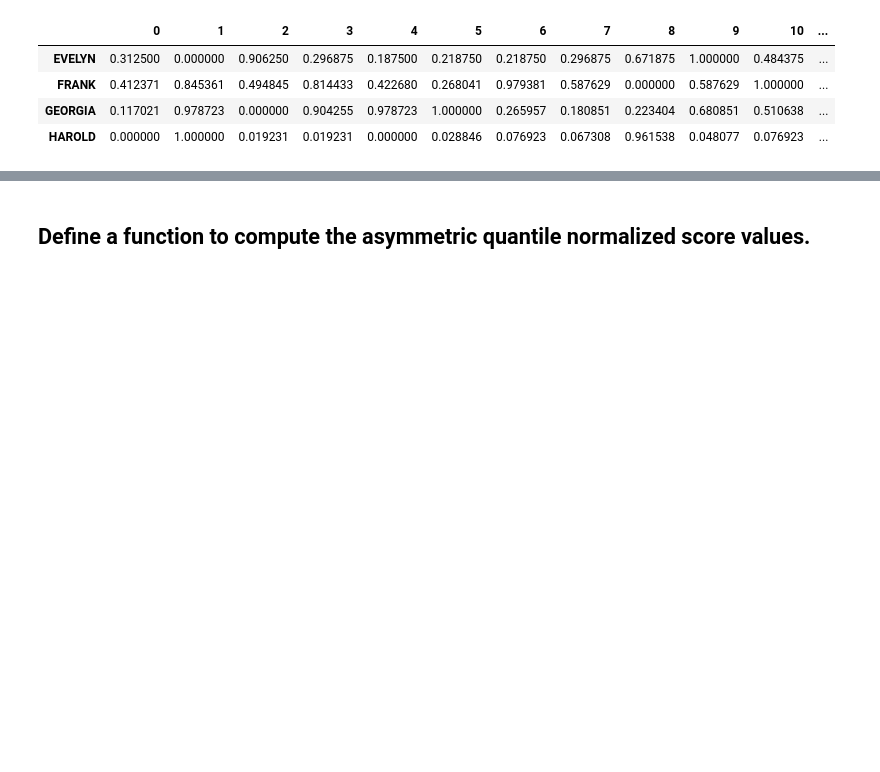
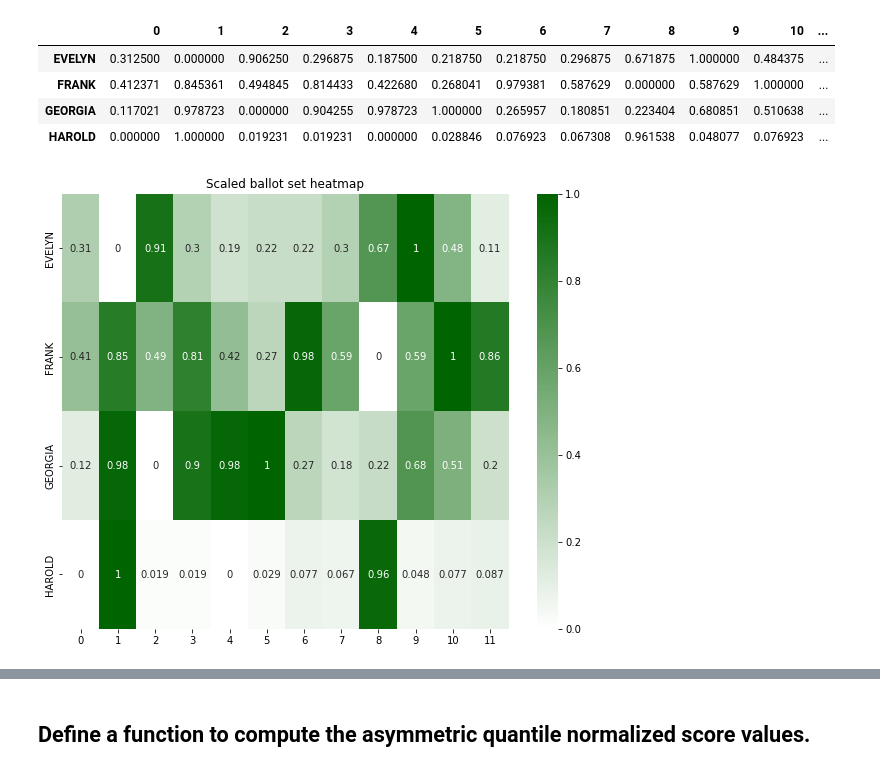
Before and after one commit to cfrankston728/symmetric_quantile-normalized_score, a Jupyter notebook: voting_explorer.ipynb, the cells around one changed output, grey strips where cells are left out. Cells and saved outputs as stored; diff of their text form; code cells hidden in the pictures; blank space fills up the shorter version.

Commit message:
Included heatmap visualizations of ballot sets under different normalizations

```diff
--- a/voting_explorer.ipynb
+++ b/voting_explorer.ipynb
@@ -68,3 +70,15 @@ scaled_score_ballot_df
 | FRANK | 0.412371 | 0.845361 | 0.494845 | 0.814433 | 0.422680 | 0.268041 | 0.979381 | 0.587629 | 0.000000 | 0.587629 | 1.000000 | ... |
 | GEORGIA | 0.117021 | 0.978723 | 0.000000 | 0.904255 | 0.978723 | 1.000000 | 0.265957 | 0.180851 | 0.223404 | 0.680851 | 0.510638 | ... |
 | HAROLD | 0.000000 | 1.000000 | 0.019231 | 0.019231 | 0.000000 | 0.028846 | 0.076923 | 0.067308 | 0.961538 | 0.048077 | 0.076923 | ... |
+# %%
+# Create a custom colormap
+# This example uses blue, but you can change 'blue' to any color of your choice.
+single_color_cmap = LinearSegmentedColormap.from_list('custom_blue', ['white', 'darkgreen'])
+
+# Create the heatmap
+plt.figure(figsize=(10, 8))
+sns.heatmap(scaled_score_ballot_df, cmap=single_color_cmap, annot=True)
+plt.title('Scaled ballot set heatmap')
+plt.show()
+# %% [output]
+[figure, added]
```
Also changed, not shown: parts of 5 cells of this notebook.
